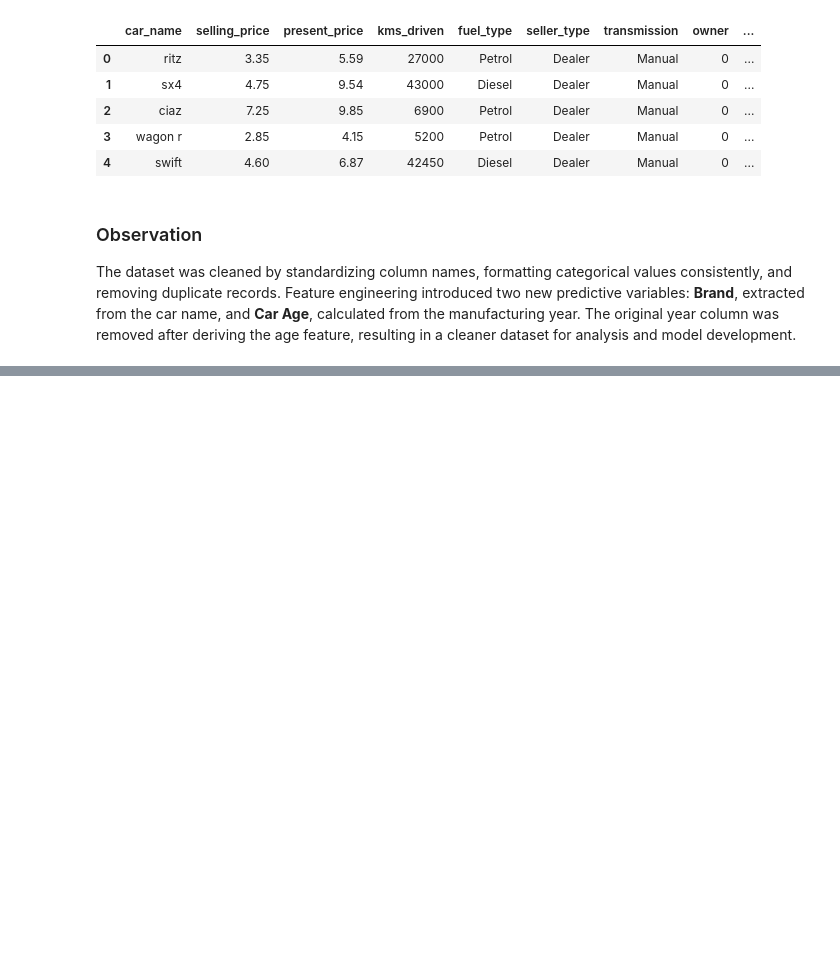
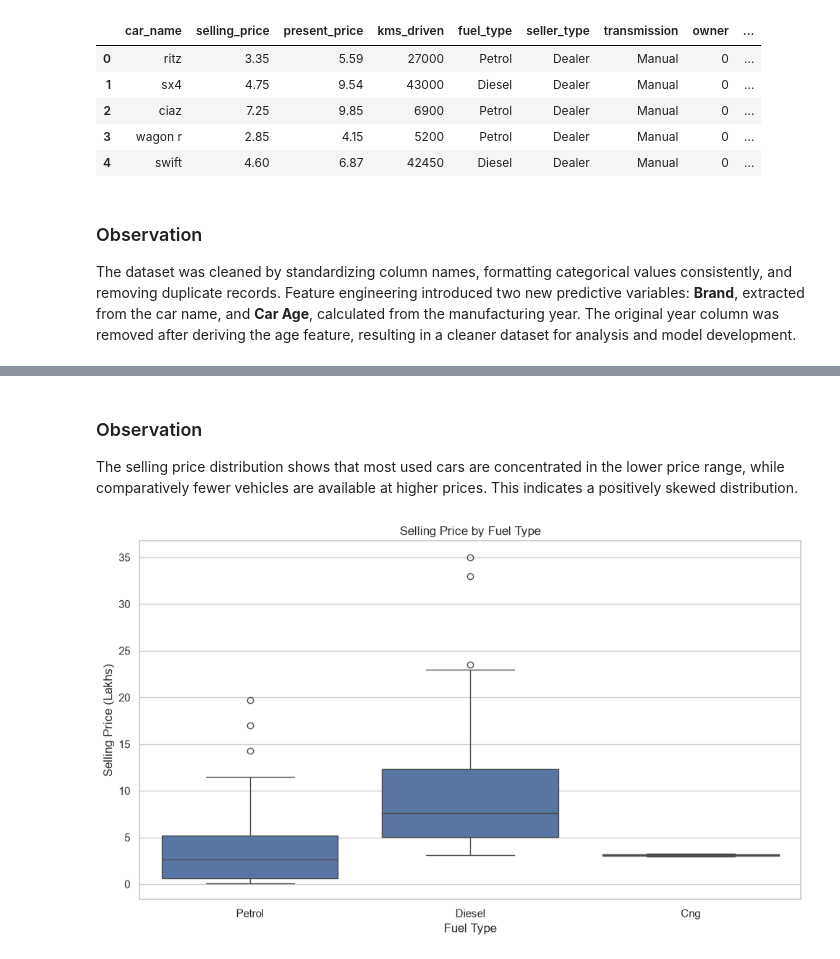
Before and after one commit to Sowravkanth/OIBSIP, a Jupyter notebook: DataScience-Task3-CarPricePrediction/notebooks/Car_Price_Prediction.ipynb, the cells around one changed output, grey strips where cells are left out. Drawn from its saved outputs; the diff is of its cells as text; code cells hidden in the pictures; blank space fills up the shorter version.

```diff
--- a/DataScience-Task3-CarPricePrediction/notebooks/Car_Price_Prediction.ipynb
+++ b/DataScience-Task3-CarPricePrediction/notebooks/Car_Price_Prediction.ipynb
@@ -258,0 +286,28 @@ The dataset was cleaned by standardizing column names, formatting categorical va
+# %% [markdown]
+### Observation
+
+The selling price distribution shows that most used cars are concentrated in the lower price range, while comparatively fewer vehicles are available at higher prices. This indicates a positively skewed distribution.
+# %%
+plt.figure(figsize=(10,6))
+
+sns.boxplot(
+    data=df,
+    x="fuel_type",
+    y="selling_price"
+)
+
+plt.title("Selling Price by Fuel Type")
+plt.xlabel("Fuel Type")
+plt.ylabel("Selling Price (Lakhs)")
+
+plt.tight_layout()
+
+plt.savefig(
+    "../outputs/images/price_vs_fuel_type.png",
+    dpi=300,
+    bbox_inches="tight"
+)
+
+plt.show()
+# %% [output]
+[figure, added]
```
Also changed, not shown: parts of 9 cells of this notebook, 5 other files.
